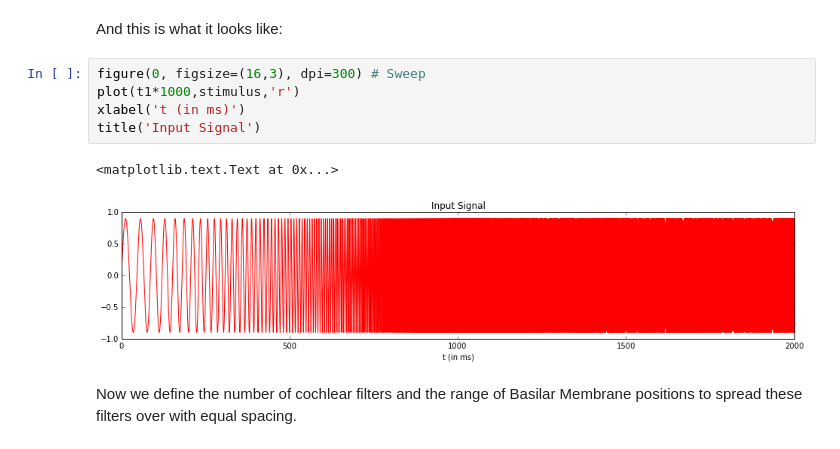
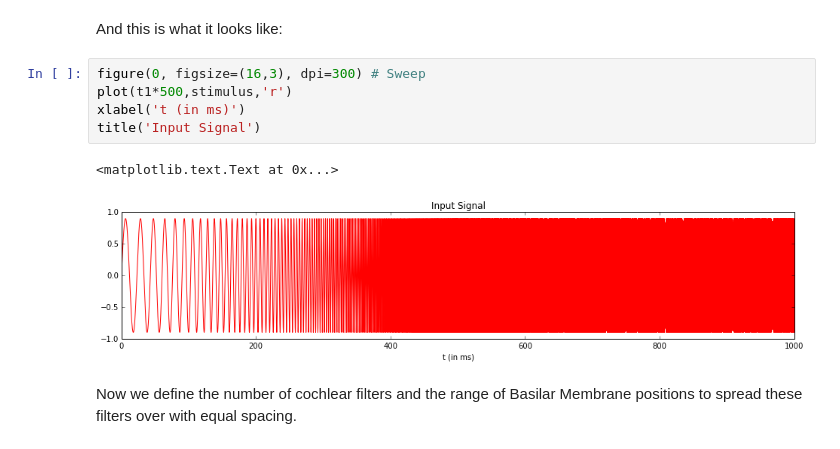
Before and after one commit to vschaik/CARFAC, a Jupyter notebook: CAR.ipynb, the cells around one changed output. Saved outputs shown, nothing was run; the diff lists cells and outputs as text.

```diff
--- a/CAR.ipynb
+++ b/CAR.ipynb
@@ -37,12 +37,12 @@ stimulus = 0.9*signal.chirp(t1, f0, t1[-1], f1, method='logarithmic', phi=-90)
 And this is what it looks like:
 # %%
 figure(0, figsize=(16,3), dpi=300) # Sweep
-plot(t1*1000,stimulus,'r')
+plot(t1*500,stimulus,'r')
 xlabel('t (in ms)')
 title('Input Signal')
 # %% [output]
 <matplotlib.text.Text at 0x...>
-[figure, old version]
+[figure, new version]
 # %% [markdown]
 Now we define the number of cochlear filters and the range of Basilar Membrane positions to spread these filters over with equal spacing.
 # %%
```
Also changed, not shown: parts of 2 cells of this notebook, 4 other files.
